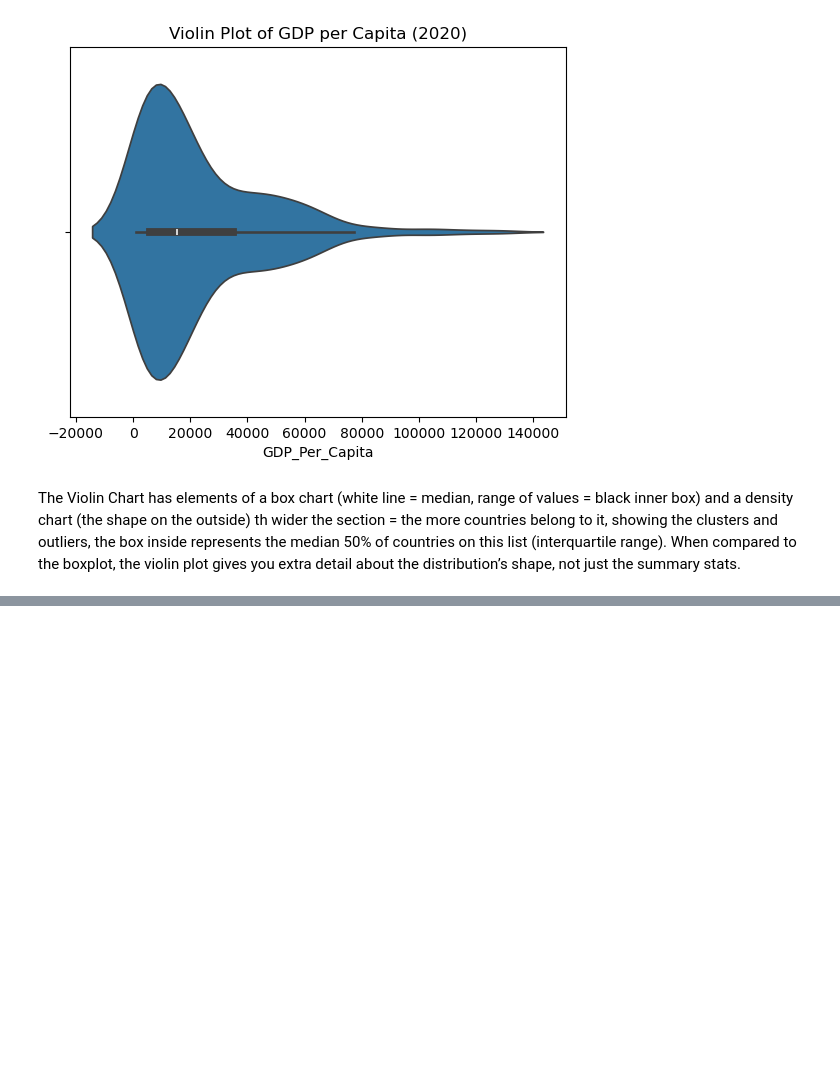
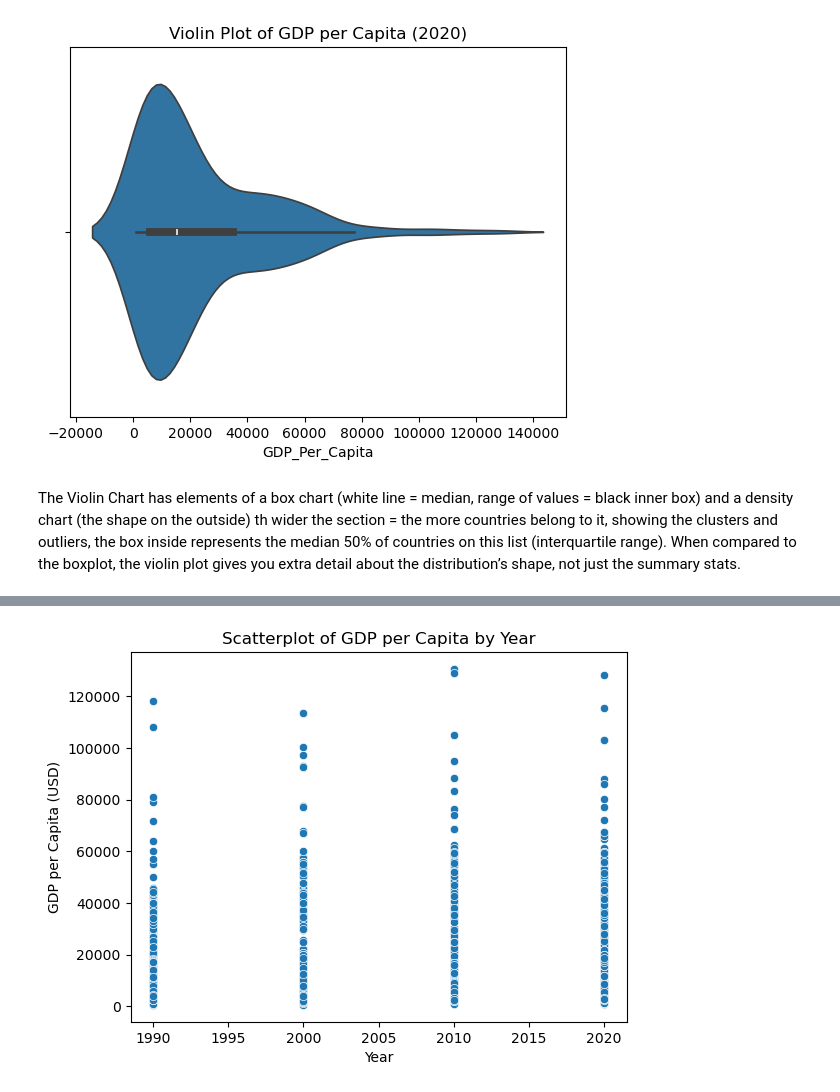
Before and after one commit to NSS-Data-Analytics-Cohort-16/da16-python-gdp-and-internet-use-analysis-MatthewRitchey, a Jupyter notebook: notebooks/gdp_per_capita.ipynb, the cells around one changed output, grey strips where cells are left out. Cells and saved outputs as stored; diff of their text form; code cells hidden in the pictures; blank space fills up the shorter version.

```diff
--- a/notebooks/gdp_per_capita.ipynb
+++ b/notebooks/gdp_per_capita.ipynb
@@ -190,0 +223,8 @@ When compared to the boxplot, the violin plot gives you extra detail about the d
+# %%
+# Scatterplot
+sns.scatterplot(x="Year", y="GDP_Per_Capita", data=gdp_decades)
+plt.title("Scatterplot of GDP per Capita by Year")
+plt.ylabel("GDP per Capita (USD)")
+plt.show()
+# %% [output]
+[figure, added]
```
Also changed, not shown: parts of 6 cells of this notebook.
